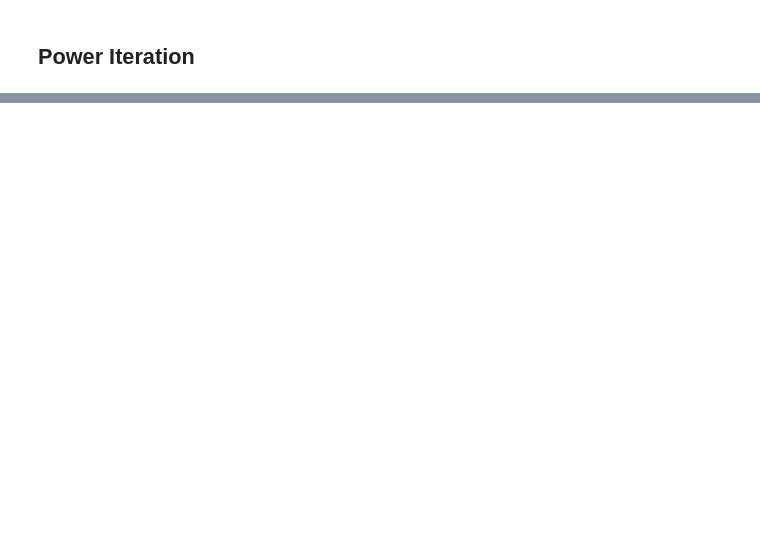
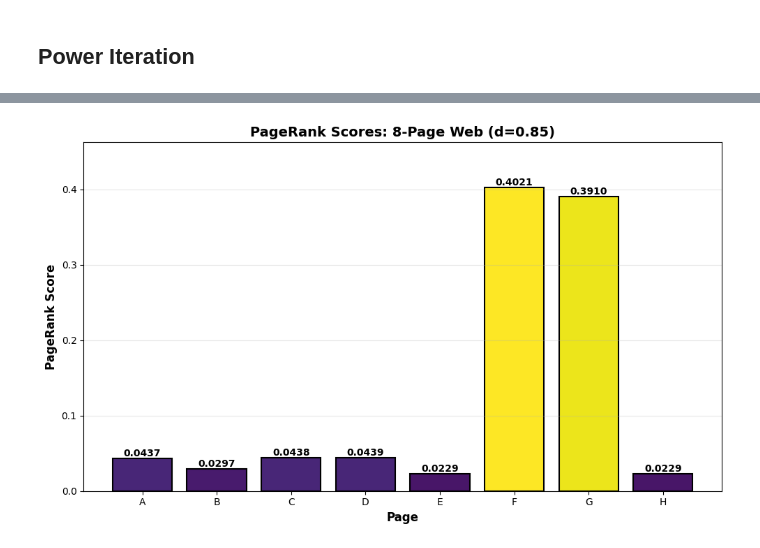
Before and after one commit to vladimir153240/PageRank_Algorithm, a Jupyter notebook: Web-Modelling/Web Modelling and Matrix Definition.ipynb, the cells around one changed output, grey strips where cells are left out. Saved outputs shown, nothing was run; the diff lists cells and outputs as text; code cells hidden in the pictures; blank space fills up the shorter version.

```diff
--- a/Web-Modelling/Web Modelling and Matrix Definition.ipynb
+++ b/Web-Modelling/Web Modelling and Matrix Definition.ipynb
@@ -274,0 +406,4 @@ def build_transition_matrix (adjacent_matrix):
+# %%
+# Build prime matrice
+m_prime_test = add_damping(m_test, damping_factor=0.85)
+m_prime_web = add_damping(m_web_test, damping_factor=0.85)
@@ -274,0 +437,34 @@ def build_transition_matrix (adjacent_matrix):
+# %%
+def plot_pagerank_scores(pagerank_vector, labels, title="PageRank Scores"):
+    plt.figure(figsize=(10, 6))
+
+    colors = plt.cm.viridis(pagerank_vector / pagerank_vector.max())
+    bars = plt.bar(labels, pagerank_vector, color=colors, edgecolor='black', linewidth=1.5)
+
+    for bar, value in zip(bars, pagerank_vector):
+        height = bar.get_height()
+        plt.text(bar.get_x() + bar.get_width()/2., height,
+                f'{value:.4f}',
+                ha='center', va='bottom', fontsize=10, fontweight='bold')
+
+    # Labels and formatting
+    plt.xlabel('Page', fontsize=12, fontweight='bold')
+    plt.ylabel('PageRank Score', fontsize=12, fontweight='bold')
+    plt.title(title, fontsize=14, fontweight='bold')
+    plt.ylim(0, pagerank_vector.max() * 1.15)  # Add space for labels
+    plt.grid(axis='y', alpha=0.3)
+    plt.tight_layout()
+    plt.show()
+# %%
+# Run Power Iteration
+r_web_test, history_web_test = pagerank_power_iteration(m_prime_web, epsilon=1e-6)
+
+print("\nPage | PageRank Score | Percentage")
+print("-" * 42)
+for label, score in zip(page_labels, r_web_test):
+    print(f"  {label}  |    {score:.6f}    |   {score*100:.2f}%")
+print("-" * 42)
+print(f"Sum: {r_web_test.sum():.6f}")
+
+# Plot convergence
+plot_convergence(history_web_test, title="Power Iteration Convergence: 8-Page Web (d=0.85)")
@@ -275,2 +488,6 @@ def build_transition_matrix (adjacent_matrix):
+# %%
+plot_pagerank_scores(r_web_test, page_labels, title="PageRank Scores: 8-Page Web (d=0.85)")
+# %% [output]
+[figure, added]
 # %% [markdown]
 ## Eigenvector Validaiton
```
Also changed, not shown: parts of 42 cells of this notebook.
